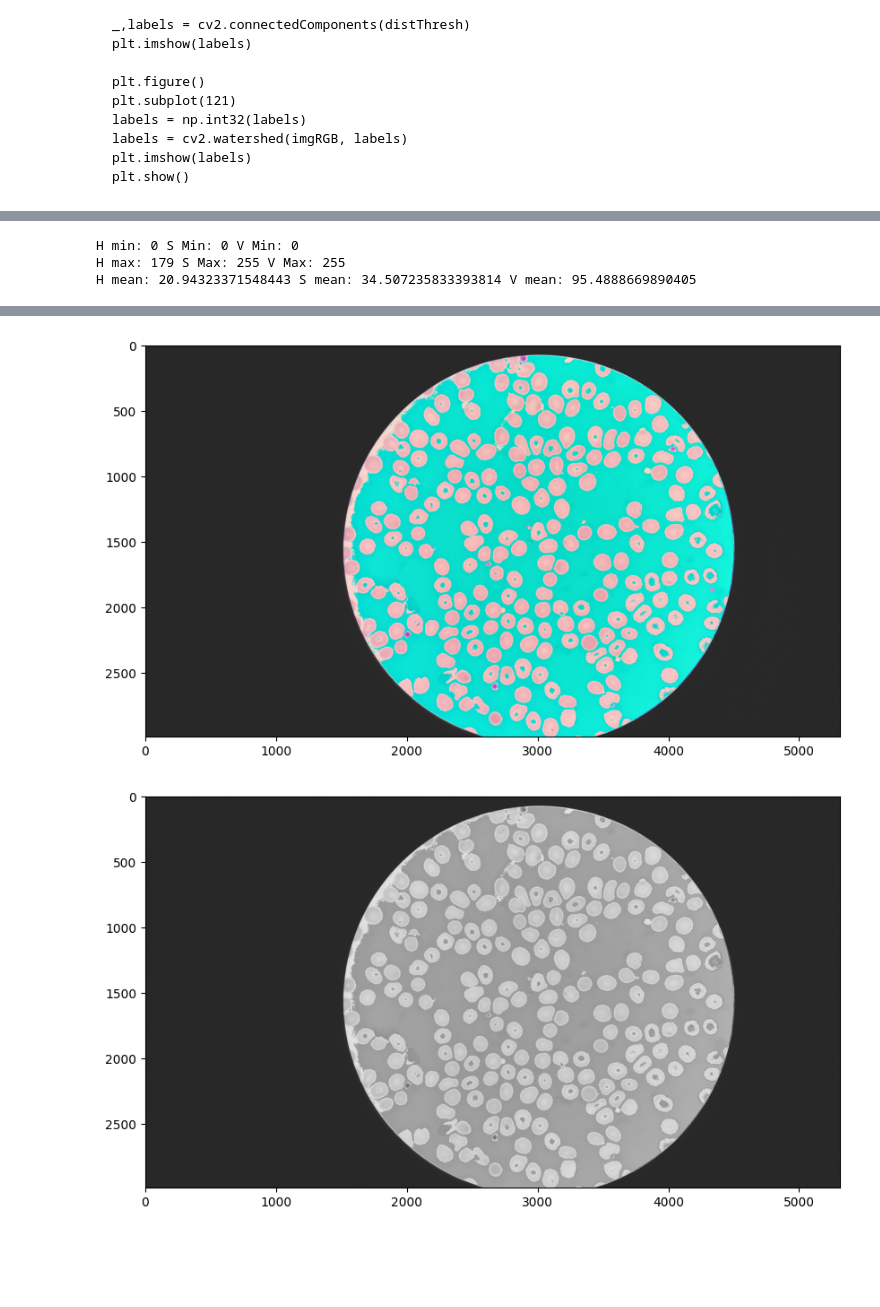
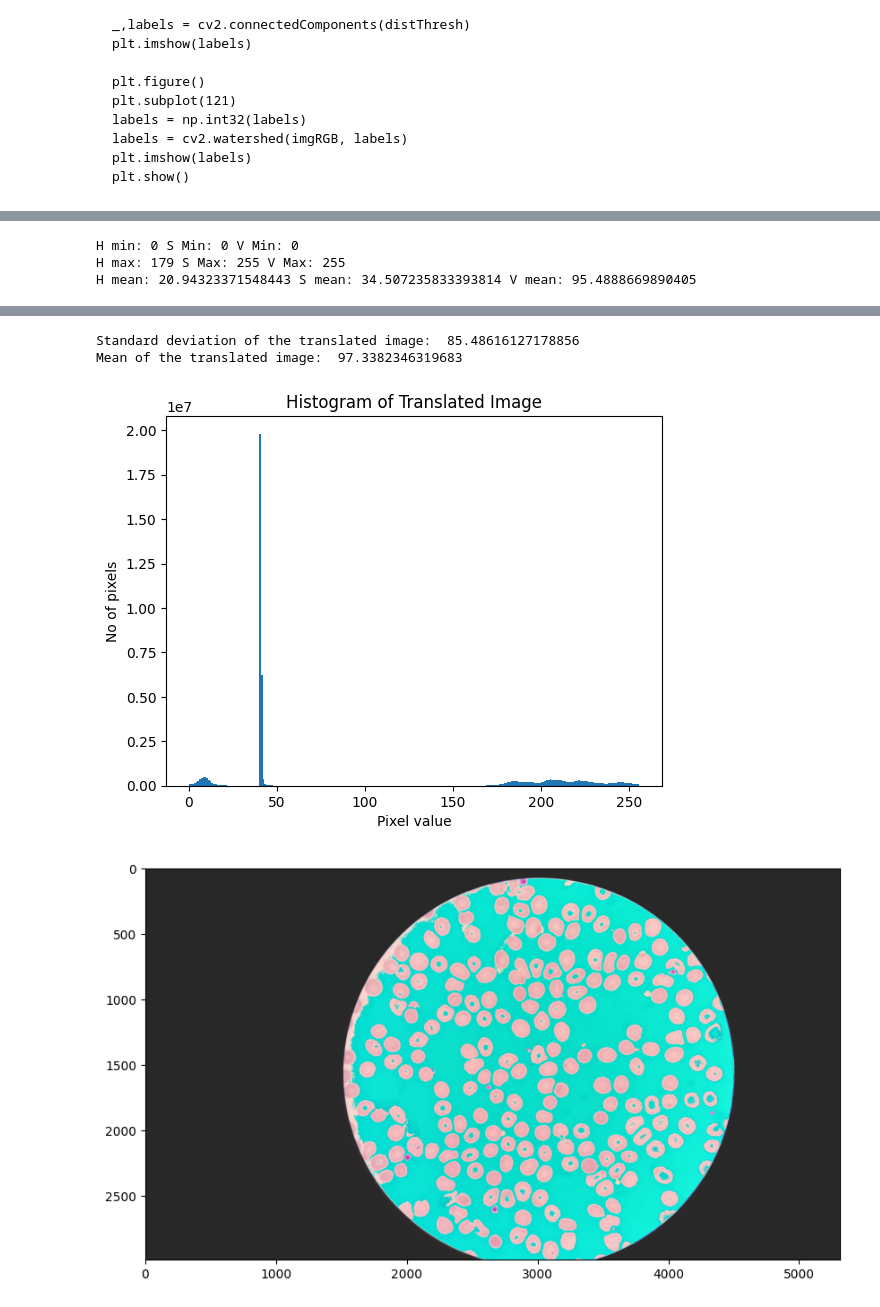
Before and after one commit to SolovevaPolina/Malaria_Screening, a Jupyter notebook: ExploratoryprojectNotebook.ipynb, the cells around one changed output, grey strips where cells are left out. Drawn from its saved outputs; the diff is of its cells as text; code cells hidden in the pictures; blank space fills up the shorter version.

```diff
--- a/ExploratoryprojectNotebook.ipynb
+++ b/ExploratoryprojectNotebook.ipynb
@@ -57,7 +57,7 @@ import matplotlib.pyplot as plt
 import numpy as np
 import os
 # %%
-
+# Exploring the watershed algorithm for image segmentation
 
 def watershed():
     root = os.getcwd()
@@ -111,6 +111,13 @@ def watershed():
 
     # Original Image
     imgRGB_Translate = imgRGB+40
+    print("Standard deviation of the translated image: ",np.std(imgRGB_Translate))
+    print("Mean of the translated image: ",np.mean(imgRGB_Translate))
+    plt.hist(imgRGB_Translate.ravel(),256,[0,256])
+    plt.title('Histogram of Translated Image')
+    plt.xlabel('Pixel value')
+    plt.ylabel('No of pixels')
+    plt.show()
     plt.figure(figsize=(10,7))
     plt.imshow(imgRGB_Translate)
     plt.show()
@@ -157,87 +164,34 @@ def watershed():
     _, distThresh = cv2.threshold(distTransform, 20, 255, cv2.THRESH_BINARY)
     plt.imshow(distThresh)
     plt.title('Distance Thresholded Image')
     plt.show()
 
     plt.figure(figsize=(10,7))
     distThresh = np.uint8(distThresh)
     _,labels = cv2.connectedComponents(distThresh)
     plt.imshow(labels)
     plt.title('Connected Components')
     plt.show()
 
     plt.figure()
     plt.subplot(121)
     labels = np.int32(labels)
     labels = cv2.watershed(imgRGB, labels)
     plt.imshow(labels)
     plt.title('Watershed Labels')
     plt.show()
 
 
 
 
-
-    # # Original Image Gray
-    # plt.figure(figsize=(10,7))
-    # plt.imshow(imgGraw, cmap='gray')
-    # plt.title('Gray Image')
-    # plt.show()
-
-
-    # imgGrayEq = cv2.equalizeHist(imgGraw)
-    # plt.figure(figsize=(10,7))
-    # plt.imshow(imgGrayEq, cmap='gray')
-    # plt.title('Histogram Equalized Gray Image')
-
-    # #replace black pixels with median non black color
-    # plt.figure(figsize=(10,7))
-    # # plt.subplot(232)
-    # img[np.where((img<=[25,25,25]).all(axis=2))] = np.median(img[np.where((img>=[25,25,25]).all(axis=2))], axis=0)
-    # plt.imshow(img)
-
-    # # Threshold for img
-    # plt.figure(figsize=(10,7))
-    # # plt.subplot(233)
-    # _,imgThreshold = cv2.threshold(imgGrayEq, 85, 255, cv2.THRESH_BINARY_INV)
-    # plt.imshow(imgThreshold, cmap = 'gray')
-
-    # #Smooth in some of the contestable points if you have lots of leaf like features #with small space between
-    # plt.figure(figsize=(10,7))
-    # # plt.subplot(233)
-    # kernel = np.ones((3,3), dtype = np.uint8)
-    # imgDilate = cv2.morphologyEx(imgThreshold, cv2.MORPH_DILATE, kernel)
-    # plt.imshow(imgDilate)
-    # plt.title('Dilated Image')
-
-    # # find distance between curent pixel to nearest 0 val pixel, output is like a heatmap, center of regions perhaps!!
-    # plt.figure(figsize=(10,7))
-    # # plt.subplot(234)
-    # distTransform = cv2.distanceTransform(imgDilate, cv2.DIST_L2, 3)
-    # plt.imshow(distTransform, cmap = 'gray')
-
-    # plt.subplot(235)
-    # _, distThresh = cv2.threshold(distTransform, 100, 255, cv2.THRESH_BINARY)
-    # plt.imshow(distThresh)
-
-    # plt.subplot(236)
-    # distThresh = np.uint8(distThresh)
-    # _,labels = cv2.connectedComponents(distThresh)
-    # plt.imshow(labels)
-
-    # plt.figure()
-    # plt.subplot(121)
-    # labels = np.int32(labels)
-    # labels = cv2.watershed(imgRGB, labels)
-    # plt.imshow(labels)
-    # plt.show()
-
 watershed()
 # %% [output]
 [figure]
 H min: 0 S Min: 0 V Min: 0
 H max: 179 S Max: 255 V Max: 255
 H mean: 20.94323371548443 S mean: 34.507235833393814 V mean: 95.4888669890405
 [figure]
+Standard deviation of the translated image:  85.48616127178856
+Mean of the translated image:  97.3382346319683
-[figure, old version]
+[figure, new version]
-[figure, old version]
+[figure, new version]
```
Also changed, not shown: parts of 4 cells of this notebook, 2 other files.
